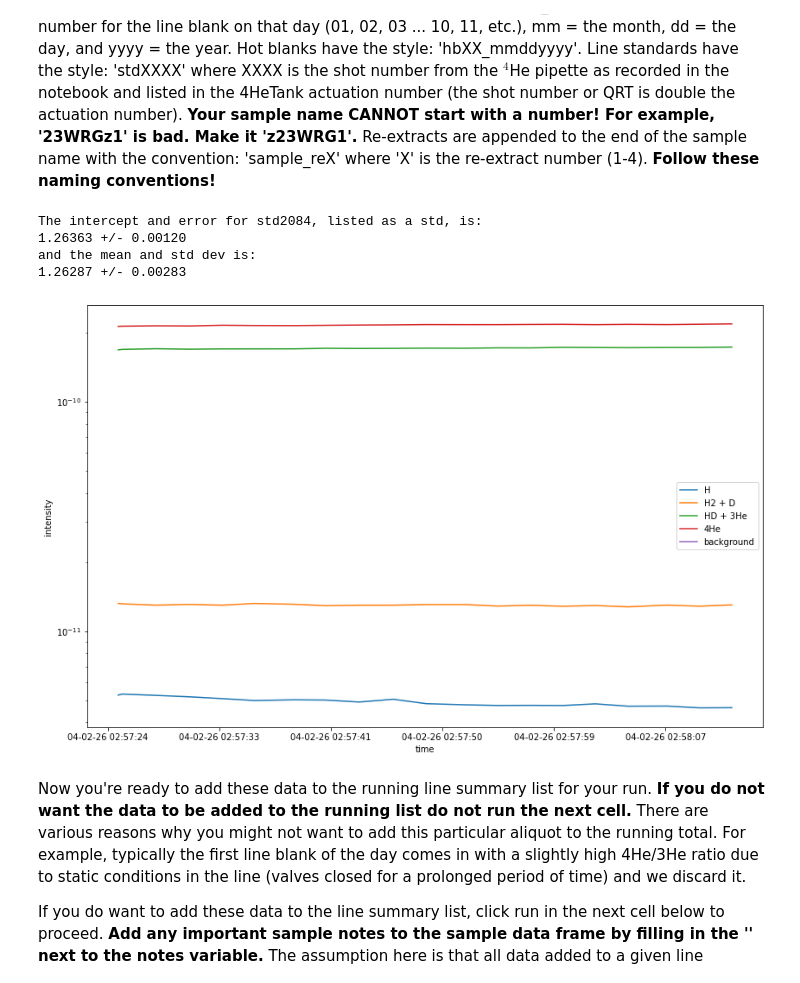
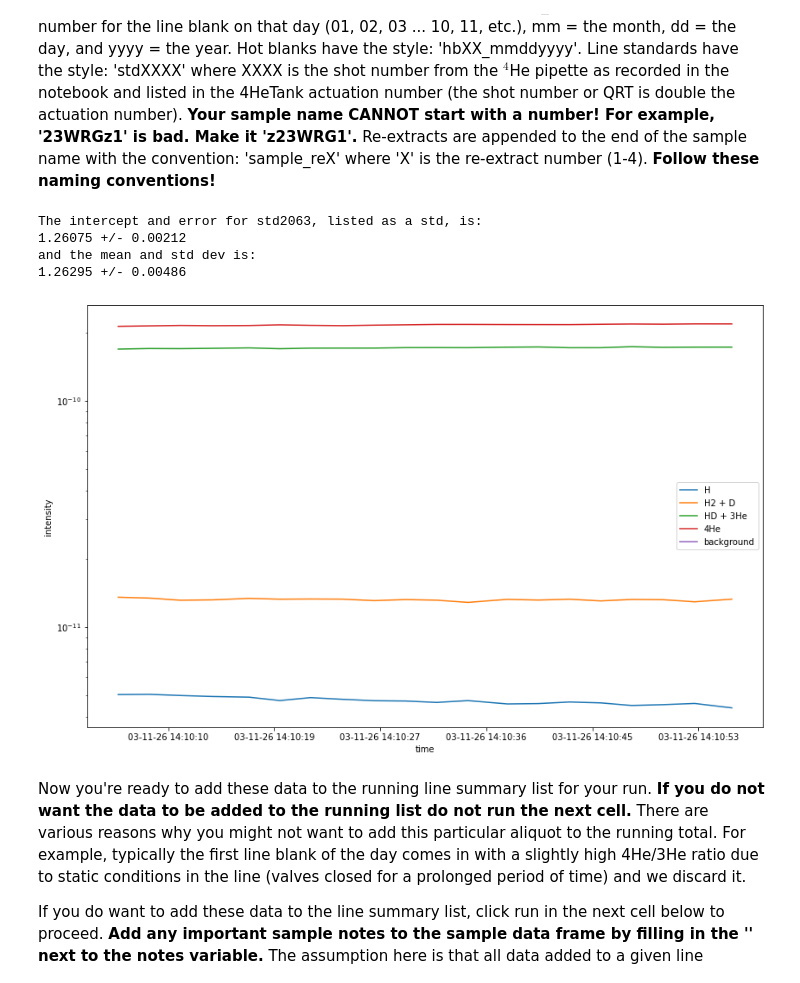
Before and after one commit to wrguenthner/HAL_data, a Jupyter notebook: projects_2026/OB26_GPGU/He_line_calc_OB26_GPGU.ipynb, the cells around one changed output. Saved outputs shown, nothing was run; the diff lists cells and outputs as text; code cells hidden in the pictures.

```diff
--- a/projects_2026/OB26_GPGU/He_line_calc_OB26_GPGU.ipynb
+++ b/projects_2026/OB26_GPGU/He_line_calc_OB26_GPGU.ipynb
@@ -74,10 +89,10 @@ __For string variables, you will need to type within the ''.__ The file extensio
 #for the aliquot type use:
 #'lb' for line blank, 'hb' for hot blank, 'std' for standard, 'zirc' for zircon, 'ap' for apatite
 
-aliquot = 'std2084'
+aliquot = 'std2063'
 aliquot_type = 'std'
-QST = 12850
-QRT = 2084
+QST = 12732
+QRT = 2063
 
 #finding the file
 file_name_list = os.listdir('.')
@@ -158,37 +173,37 @@ if aliquot[-4:-1] == '_re':
         if aliquot_frame.aliquot_type[i] == 'hb' and abs(aliquot_frame.time_of_collection[i] - aliquot_time) < hb_time_diff:
             closest_hb = aliquot_frame.intercept[i]
             hb_time_diff = abs(aliquot_frame.time_of_collection[i] - aliquot_time)
 
     reextract_percent = 100 * (intercept - closest_hb)/(aliquot_total - aliquot_extractions * closest_hb)
 
     print('The percent of this re-extract from the total gas release so far is: {0:.2f}'.format(reextract_percent))
 
 #show graph of masses through time
 seconds_list = []
 for i in range(len(Prisma_data_array[:,1])):
     time_since_epoch = datetime.fromtimestamp(Prisma_data_array[i,1])
     seconds_list.append(mdate.date2num(time_since_epoch))
 date_fmt = '%m-%d-%y %H:%M:%S'
 date_formatter = mdate.DateFormatter(date_fmt)
 
 plt.figure(figsize = (14,9))
 plt.ylabel('intensity')
 plt.yscale('log')
 plt.xlabel('time')
 plt.plot(seconds_list, Prisma_data_array[:,2], label = 'H')
 plt.plot(seconds_list, Prisma_data_array[:,3], label = 'H2 + D')
 plt.plot(seconds_list, Prisma_data_array[:,4], label = 'HD + 3He')
 plt.plot(seconds_list, Prisma_data_array[:,5], label = '4He')
 plt.plot(seconds_list, Prisma_data_array[:,6], label = 'background')
 plt.gca().xaxis.set_major_formatter(date_formatter)
 plt.legend()
 plt.show()
 # %% [output]
-The intercept and error for std2084, listed as a std, is:
-1.26363 +/- 0.00120
+The intercept and error for std2063, listed as a std, is:
+1.26075 +/- 0.00212
 and the mean and std dev is:
-1.26287 +/- 0.00283
+1.26295 +/- 0.00486
-[figure, old version]
+[figure, new version]
 # %% [markdown]
 Now you're ready to add these data to the running line summary list for your run. __If you do not want the data to be added to the running list do not run the next cell.__ There are various reasons why you might not want to add this particular aliquot to the running total. For example, typically the first line blank of the day comes in with a slightly high 4He/3He ratio due to static conditions in the line (valves closed for a prolonged period of time) and we discard it.
 
```
Also changed, not shown: parts of 3 cells of this notebook, 1 other file.
